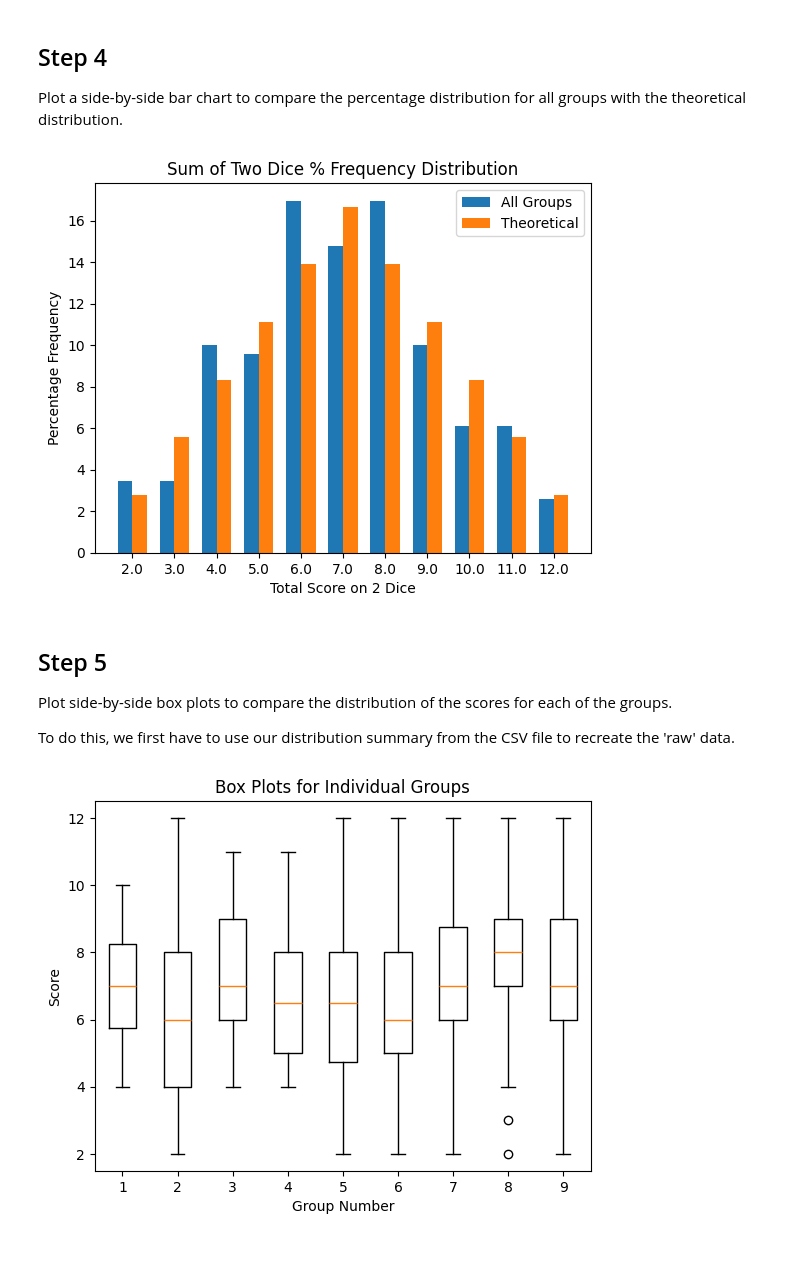
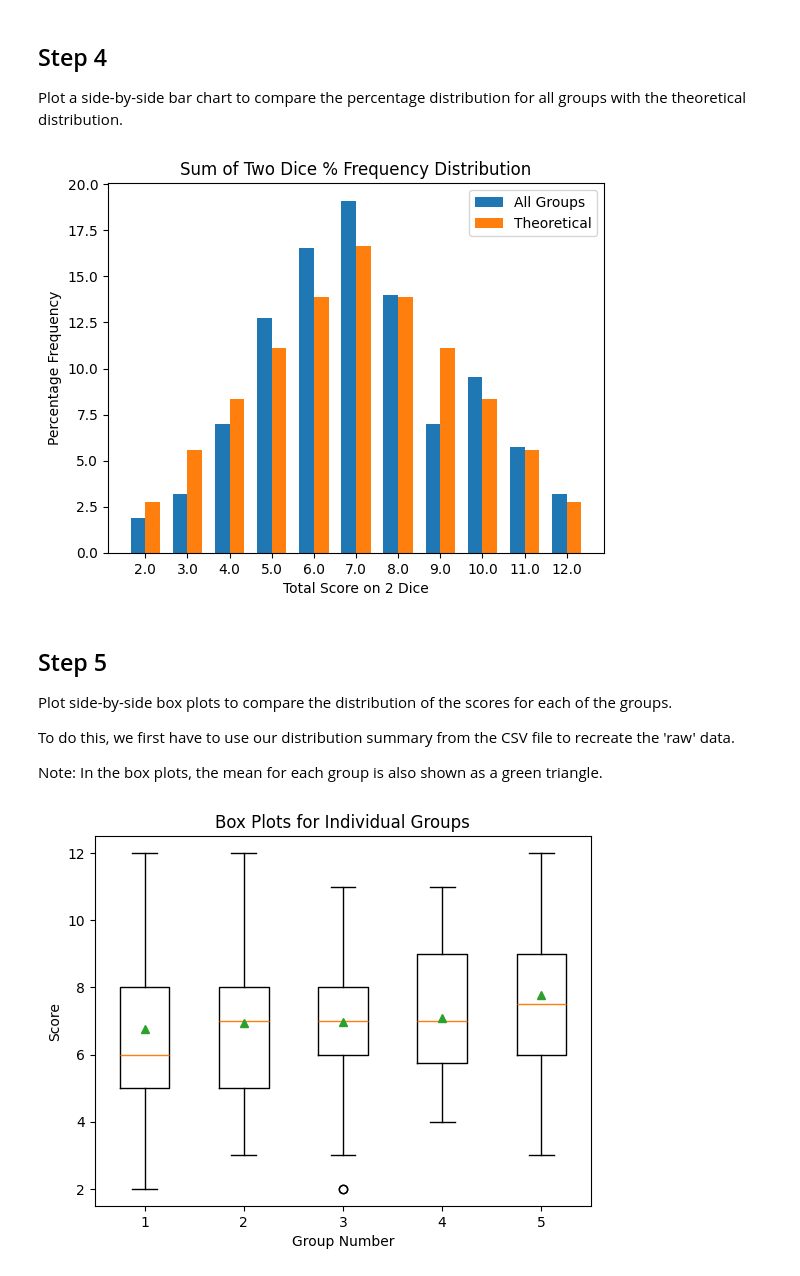
Before and after one commit to guyfrancis/dat1001, a Jupyter notebook: Dice_Experiment.ipynb, the cells around one changed output. Drawn from its saved outputs; the diff is of its cells as text; code cells hidden in the pictures.

```diff
--- a/Dice_Experiment.ipynb
+++ b/Dice_Experiment.ipynb
@@ -15,10 +15,10 @@ The filename we will use to load the data should be changed to `'/home/shared/Su
 # %%
 import numpy as np, matplotlib.pyplot as plt
 
-num_groups = 9
+num_groups = 5
 my_group_num = 1
 
-file = "Sum_Of_2_Dice_Template.csv"
+file = "/home/shared/Sum_Of_2_Dice.csv"
 # %% [markdown]
 ## Step 2
 
@@ -84,33 +84,36 @@ ax.set_xticks(scores, scores)
 ax.legend()
 plt.show()
 # %% [output]
-[figure, old version]
+[figure, new version]
 # %% [markdown]
 ## Step 5
 
 Plot side-by-side box plots to compare the distribution of the scores for each of the groups.
 
 To do this, we first have to use our distribution summary from the CSV file to recreate the 'raw' data.
+
+Note: In the box plots, the mean for each group is also shown as a green triangle.
 # %%
 # Turn frequency data from CSV into 'raw' data
 grp_list = []
 for grp_num in range(1, num_groups+1):
     grp_raw_data = []
     for i in range(11):
         score = int(scores[i])
         my_freq = int(data[grp_num, i])
         for j in range(my_freq):
             grp_raw_data.append(score)
     grp_list.append(grp_raw_data)
 
 # Plot side-by-side box plots to compare results
-plt.boxplot(grp_list)
+# The mean is also shown as a green triangle
+plt.boxplot(grp_list, showmeans=True)
 plt.xlabel('Group Number')
 plt.ylabel('Score')
 plt.title('Box Plots for Individual Groups')
 plt.show()
 # %% [output]
-[figure, old version]
+[figure, new version]
 # %%
 # Compare means and standard deviations for each group
 for i in range(num_groups):
```
Also changed, not shown: parts of 8 cells of this notebook, 4 other files.
